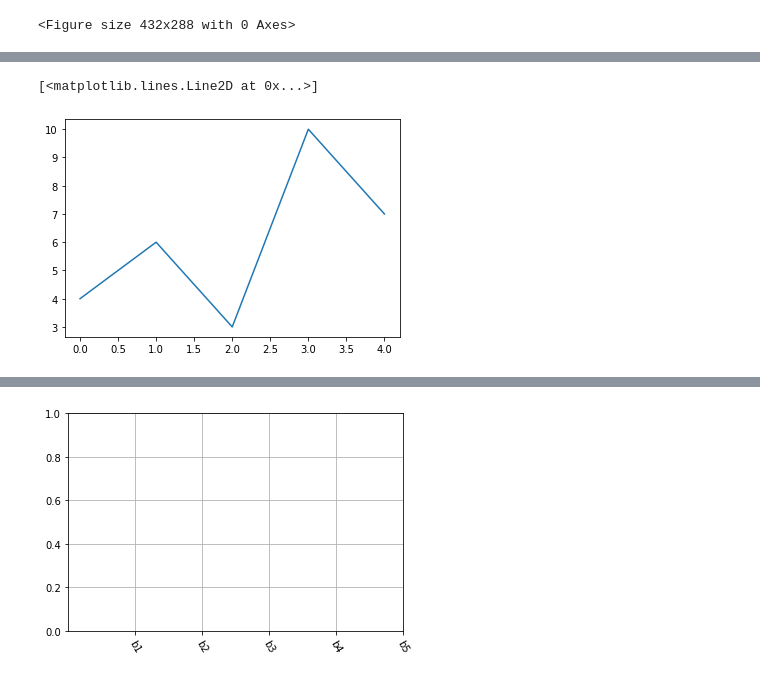
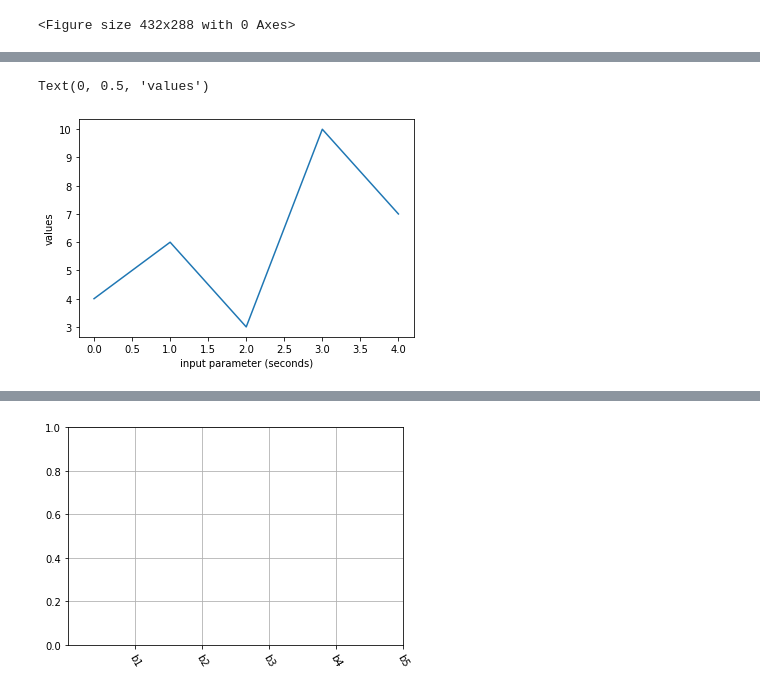
Before and after one commit to nesibegul/BOOKS-and-SOURCES, a Jupyter notebook: Data Visualization Collection/4_matplotlib.ipynb, the cells around one changed output, grey strips where cells are left out. Drawn from its saved outputs; the diff is of its cells as text; code cells hidden in the pictures.

```diff
--- a/Data Visualization Collection/4_matplotlib.ipynb
+++ b/Data Visualization Collection/4_matplotlib.ipynb
@@ -9,6 +15,8 @@ plt.figure()
 # %%
 plt.figure()
 plt.plot(np.array([4,6,3,10,7]))
+plt.xlabel("input parameter (seconds)")
+plt.ylabel("values")
 # %% [output]
-[<matplotlib.lines.Line2D at 0x...>]
+Text(0, 0.5, 'values')
-[figure, old version]
+[figure, new version]
```
Also changed, not shown: parts of 14 cells of this notebook, 3 other files.
